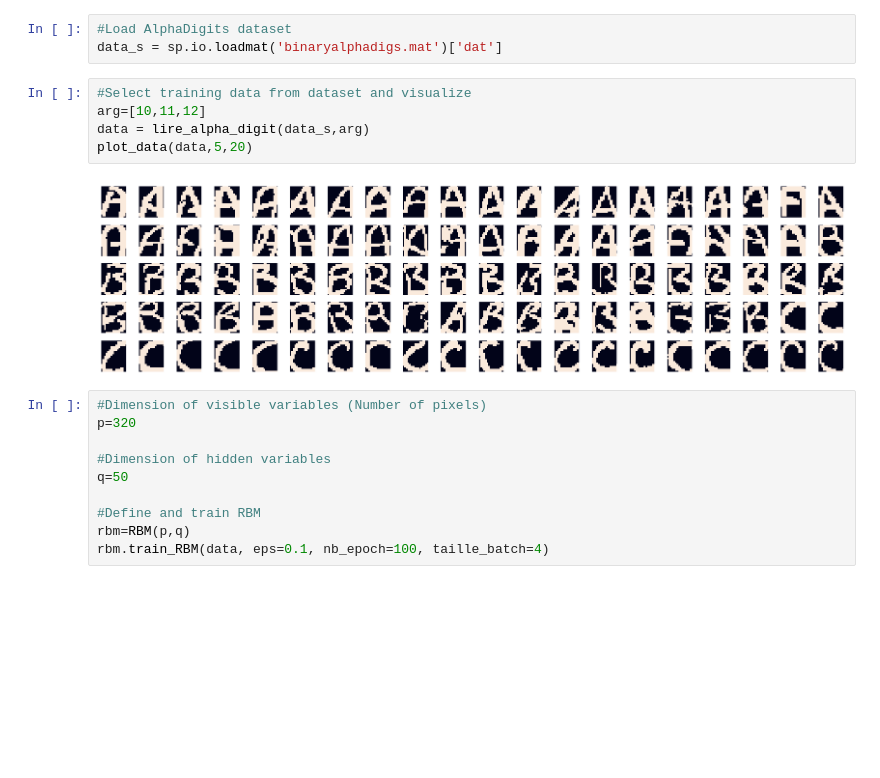
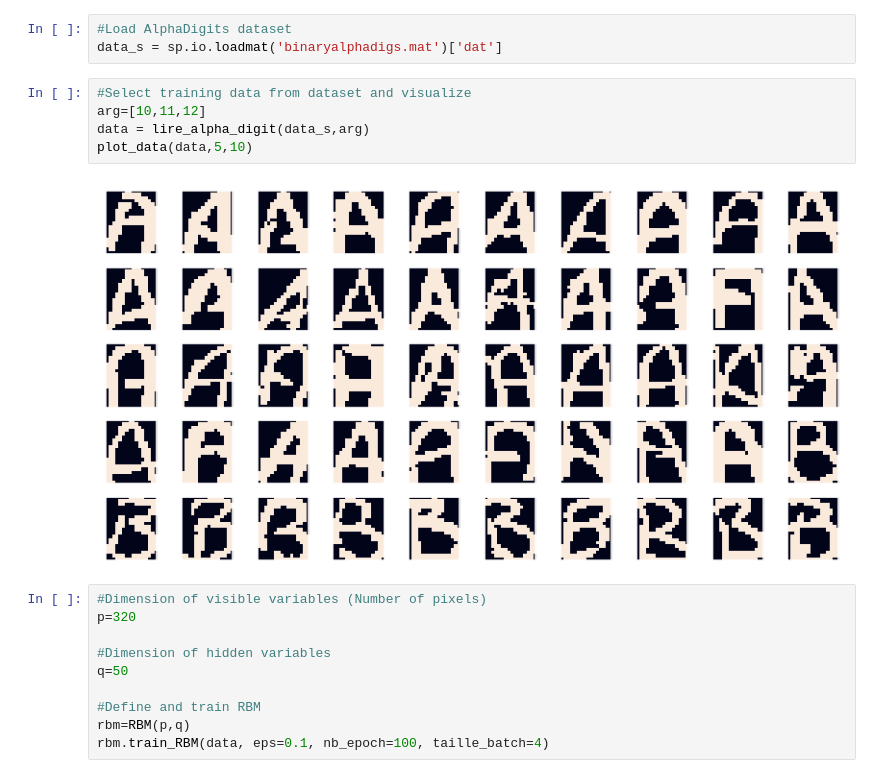
Before and after one commit to pmorelr/RBM, a Jupyter notebook: results.ipynb, the cells around one changed output. Cells and saved outputs as stored; diff of their text form; blank space fills up the shorter version.

Commit message:
Added Images

```diff
--- a/results.ipynb
+++ b/results.ipynb
@@ -71,10 +71,10 @@ data_s = sp.io.loadmat('binaryalphadigs.mat')['dat']
 # %%
 #Select training data from dataset and visualize
 arg=[10,11,12]
 data = lire_alpha_digit(data_s,arg)
-plot_data(data,5,20)
+plot_data(data,5,10)
 # %% [output]
-[figure, old version]
+[figure, new version]
 # %%
 #Dimension of visible variables (Number of pixels)
 p=320
```
Also changed, not shown: parts of 5 cells of this notebook, 8 other files.
